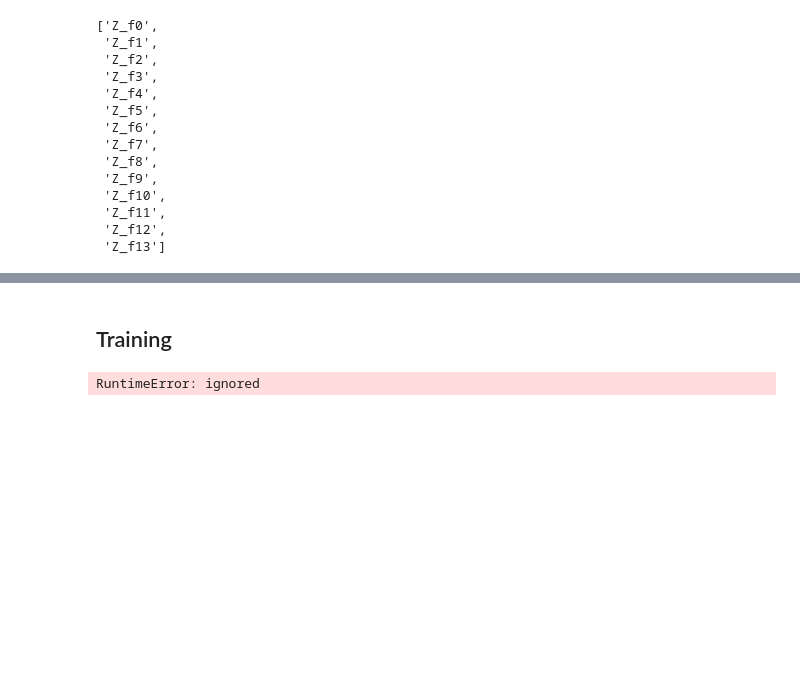
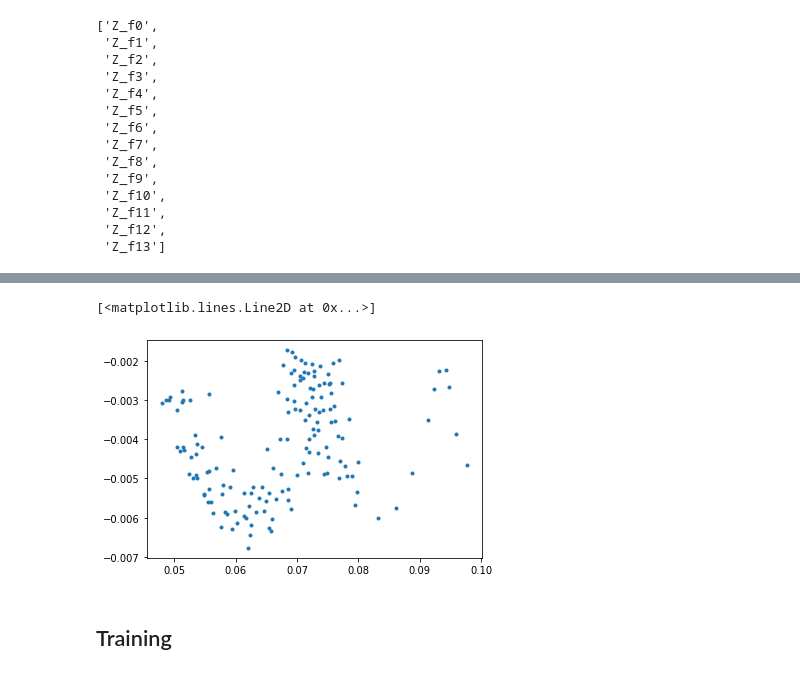
Before and after one commit to emanbuc/ML-GAN, a Jupyter notebook: Test_Pytorch_Complex.ipynb, the cells around one changed output, grey strips where cells are left out. Saved outputs shown, nothing was run; the diff lists cells and outputs as text; code cells hidden in the pictures; blank space fills up the shorter version.

```diff
--- a/Test_Pytorch_Complex.ipynb
+++ b/Test_Pytorch_Complex.ipynb
@@ -185,7 +185,7 @@ train_data_length = total_EIS_num * n_frequency  #14*11
 
 # initialize train_data, a tensor with dimensions of <train_data_length> rows and 2 columns, all containing zeros.
 # Note: A tensor is a multidimensional array similar to a NumPy array.
-train_data = torch.empty((train_data_length,2),dtype=torch.cfloat)
+train_data = torch.zeros((train_data_length,2),dtype=torch.cfloat)
 # %%
 from operator import mod
 
@@ -206,6 +206,11 @@ train_labels = torch.zeros(train_data_length)
 train_set = [
     (train_data[i], train_labels[i]) for i in range(train_data_length)
 ]
+# %%
+plt.plot(np.real(train_data[:, 1]), np.imag(train_data[:, 1]), ".")
+# %% [output]
+[<matplotlib.lines.Line2D at 0x...>]
+[figure, added]
 # %% [markdown]
 ## Training
 # %%
@@ -229,6 +234,8 @@ for epoch in range(num_epochs):
         all_samples_labels = torch.cat(
             (real_samples_labels, generated_samples_labels)
         )
+        discriminator.zero_grad()
+        output_discriminator = discriminator(all_samples)
 
         # Training the discriminator
         discriminator.zero_grad()
@@ -249,11 +256,3 @@ for epoch in range(num_epochs):
             output_discriminator_generated, real_samples_labels
         )
         loss_generator.backward()
-        optimizer_generator.step()
-
-        # Show loss
-        if epoch % 10 == 0 and n == batch_size - 1:
-            print(f"Epoch: {epoch} Loss D.: {loss_discriminator}")
-            print(f"Epoch: {epoch} Loss G.: {loss_generator}")
-# %% [output]
-RuntimeError: ignored
```
Also changed, not shown: parts of 8 cells of this notebook.
